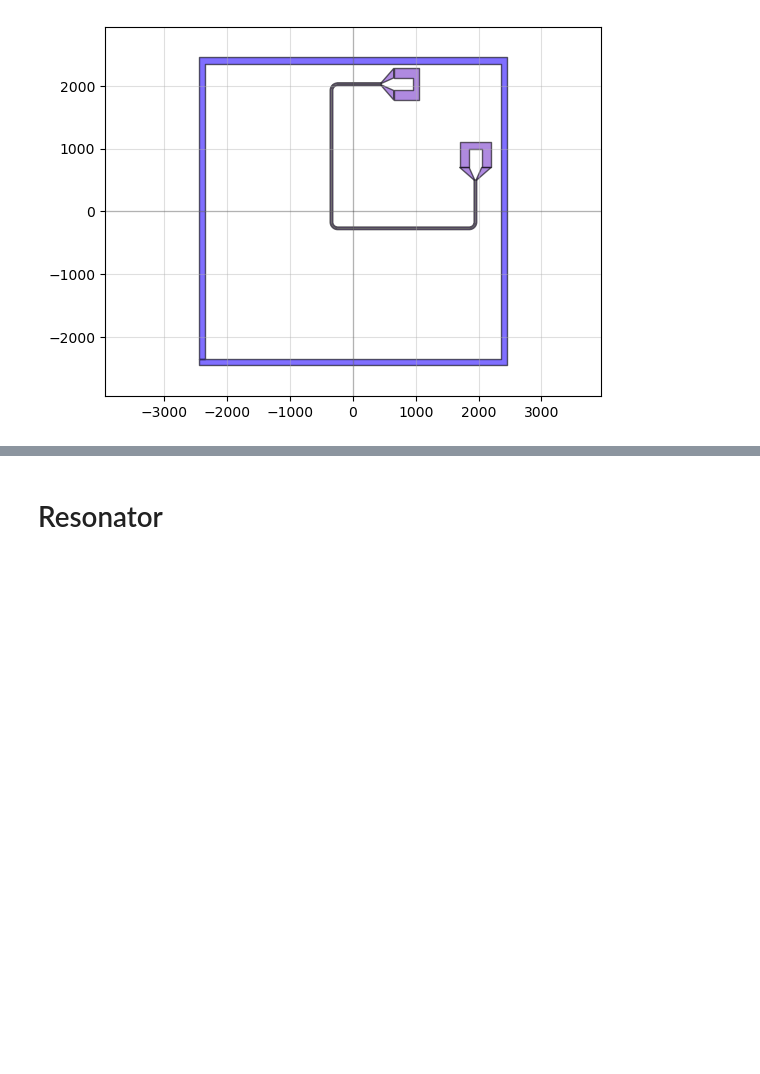
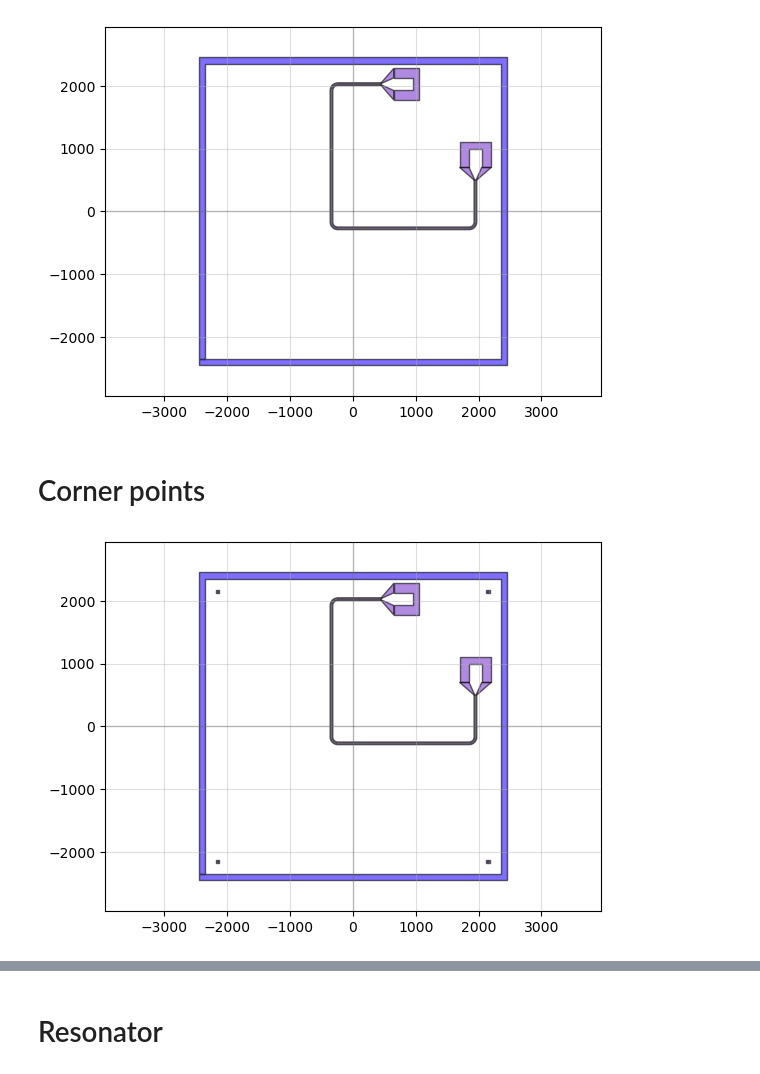
Before and after one commit to yminononono/Quantum-GDSDesign, a Jupyter notebook: transmon2D_mh.ipynb, the cells around one changed output, grey strips where cells are left out. Cells and saved outputs as stored; diff of their text form; code cells hidden in the pictures; blank space fills up the shorter version.

```diff
--- a/transmon2D_mh.ipynb
+++ b/transmon2D_mh.ipynb
@@ -46,3 +46,11 @@ chipdesign.add_ref(FL)
 qp(chipdesign)
 # %% [output]
 [figure]
+# %% [markdown]
+# Corner points
+# %%
+CP = device_CornerPoints()
+chipdesign.add_ref(CP)
+qp(chipdesign)
+# %% [output]
+[figure, added]
```
Also changed, not shown: parts of 8 cells of this notebook, 1 other file.
